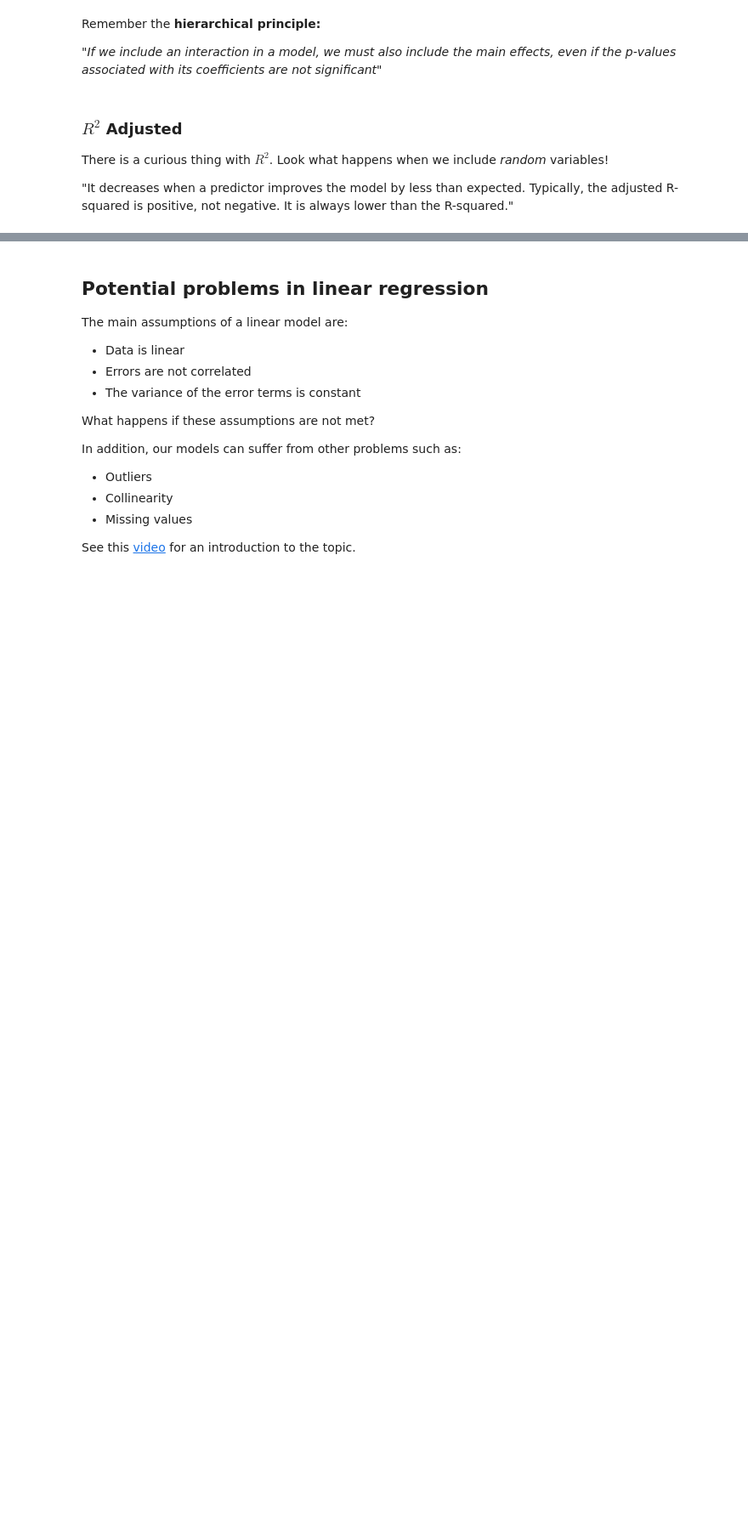
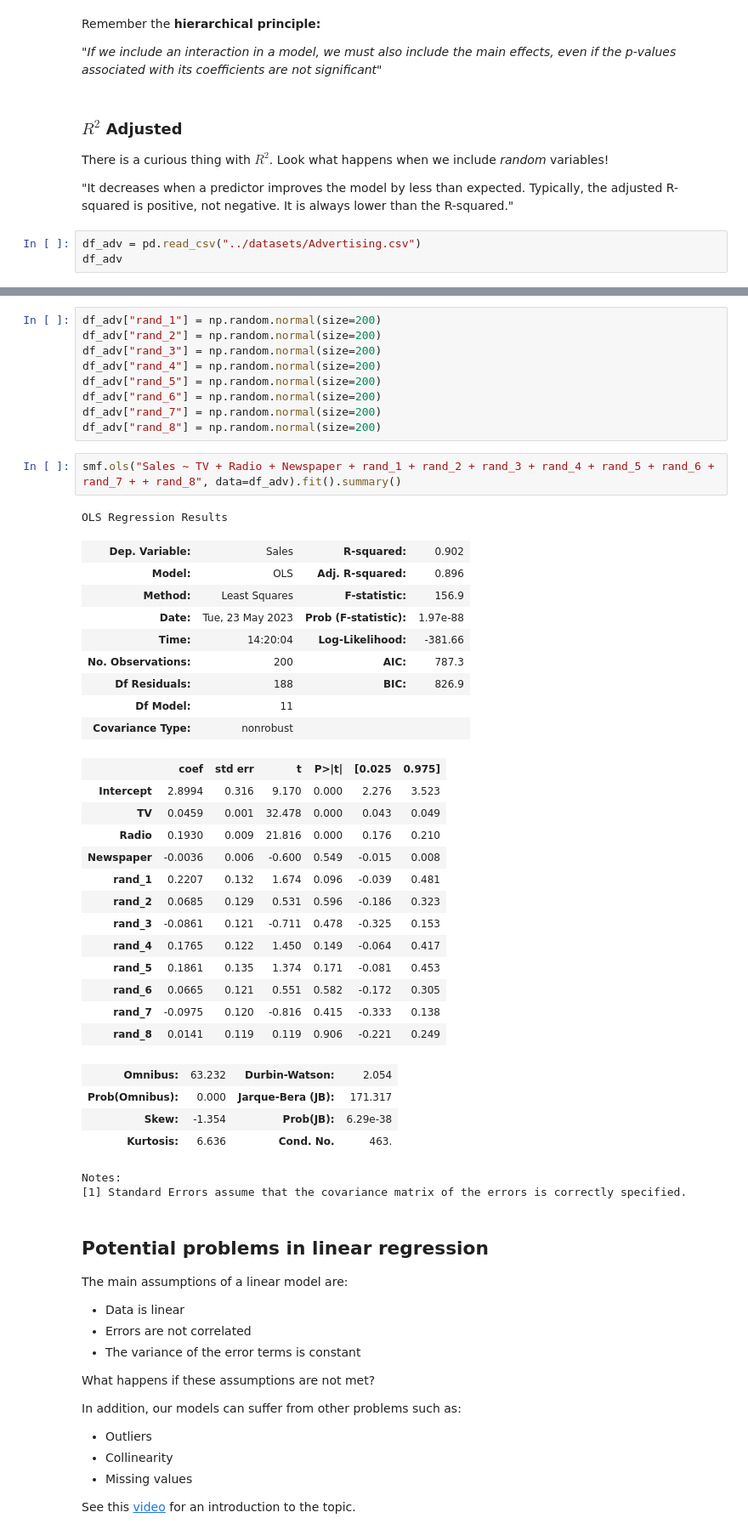
Before and after one commit to Ironhack-data-bcn-april-2023/lectures, a Jupyter notebook: week-7/01 - Linear regression.ipynb, the cells around one changed output, grey strips where cells are left out. Shown at 85% size. Cells and saved outputs as stored; diff of their text form; blank space fills up the shorter version.

```diff
--- a/week-7/01 - Linear regression.ipynb
+++ b/week-7/01 - Linear regression.ipynb
@@ -686,3 +855,6 @@ Remember the **hierarchical principle:**
 There is a curious thing with $R^2$. Look what happens when we include *random* variables!
 
 "It decreases when a predictor improves the model by less than expected. Typically, the adjusted R-squared is positive, not negative. It is always lower than the R-squared."
+# %%
+df_adv = pd.read_csv("../datasets/Advertising.csv")
+df_adv
@@ -689,3 +899,44 @@ There is a curious thing with $R^2$. Look what happens when we include *random*
+# %%
+df_adv["rand_1"] = np.random.normal(size=200)
+df_adv["rand_2"] = np.random.normal(size=200)
+df_adv["rand_3"] = np.random.normal(size=200)
+df_adv["rand_4"] = np.random.normal(size=200)
+df_adv["rand_5"] = np.random.normal(size=200)
+df_adv["rand_6"] = np.random.normal(size=200)
+df_adv["rand_7"] = np.random.normal(size=200)
+df_adv["rand_8"] = np.random.normal(size=200)
+# %%
+smf.ols("Sales ~ TV + Radio + Newspaper + rand_1 + rand_2 + rand_3 + rand_4 + rand_5 + rand_6 + rand_7 + + rand_8", data=df_adv).fit().summary()
+# %% [output]
+OLS Regression Results
+| Dep. Variable: | Sales | R-squared: | 0.902 |
+| Model: | OLS | Adj. R-squared: | 0.896 |
+| Method: | Least Squares | F-statistic: | 156.9 |
+| Date: | Tue, 23 May 2023 | Prob (F-statistic): | 1.97e-88 |
+| Time: | 14:20:04 | Log-Likelihood: | -381.66 |
+| No. Observations: | 200 | AIC: | 787.3 |
+| Df Residuals: | 188 | BIC: | 826.9 |
+| Df Model: | 11 |  |  |
+| Covariance Type: | nonrobust |  |  |
+|  | coef | std err | t | P>|t| | [0.025 | 0.975] |
+| Intercept | 2.8994 | 0.316 | 9.170 | 0.000 | 2.276 | 3.523 |
+| TV | 0.0459 | 0.001 | 32.478 | 0.000 | 0.043 | 0.049 |
+| Radio | 0.1930 | 0.009 | 21.816 | 0.000 | 0.176 | 0.210 |
+| Newspaper | -0.0036 | 0.006 | -0.600 | 0.549 | -0.015 | 0.008 |
+| rand_1 | 0.2207 | 0.132 | 1.674 | 0.096 | -0.039 | 0.481 |
+| rand_2 | 0.0685 | 0.129 | 0.531 | 0.596 | -0.186 | 0.323 |
+| rand_3 | -0.0861 | 0.121 | -0.711 | 0.478 | -0.325 | 0.153 |
+| rand_4 | 0.1765 | 0.122 | 1.450 | 0.149 | -0.064 | 0.417 |
+| rand_5 | 0.1861 | 0.135 | 1.374 | 0.171 | -0.081 | 0.453 |
+| rand_6 | 0.0665 | 0.121 | 0.551 | 0.582 | -0.172 | 0.305 |
+| rand_7 | -0.0975 | 0.120 | -0.816 | 0.415 | -0.333 | 0.138 |
+| rand_8 | 0.0141 | 0.119 | 0.119 | 0.906 | -0.221 | 0.249 |
+| Omnibus: | 63.232 | Durbin-Watson: | 2.054 |
+| Prob(Omnibus): | 0.000 | Jarque-Bera (JB): | 171.317 |
+| Skew: | -1.354 | Prob(JB): | 6.29e-38 |
+| Kurtosis: | 6.636 | Cond. No. | 463. |
+Notes:
+[1] Standard Errors assume that the covariance matrix of the errors is correctly specified.
 # %% [markdown]
 ## Potential problems in linear regression
 
```
Also changed, not shown: parts of 16 cells of this notebook.
